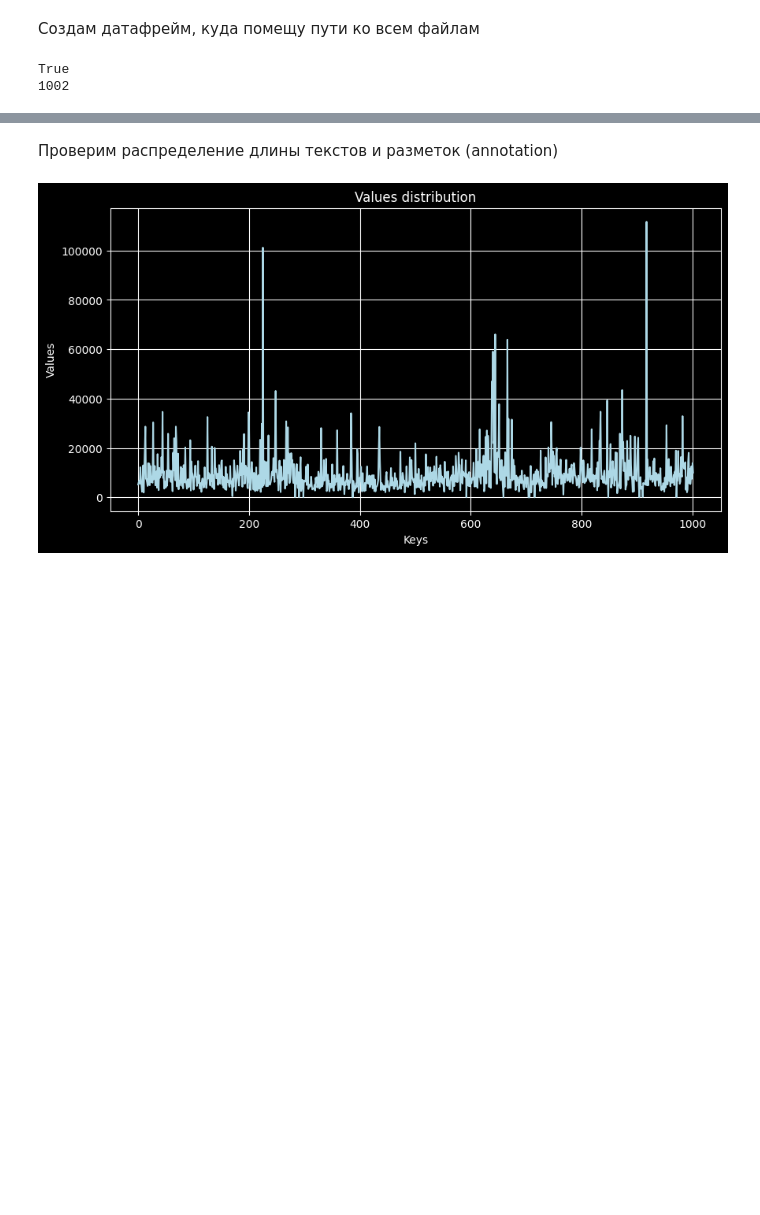
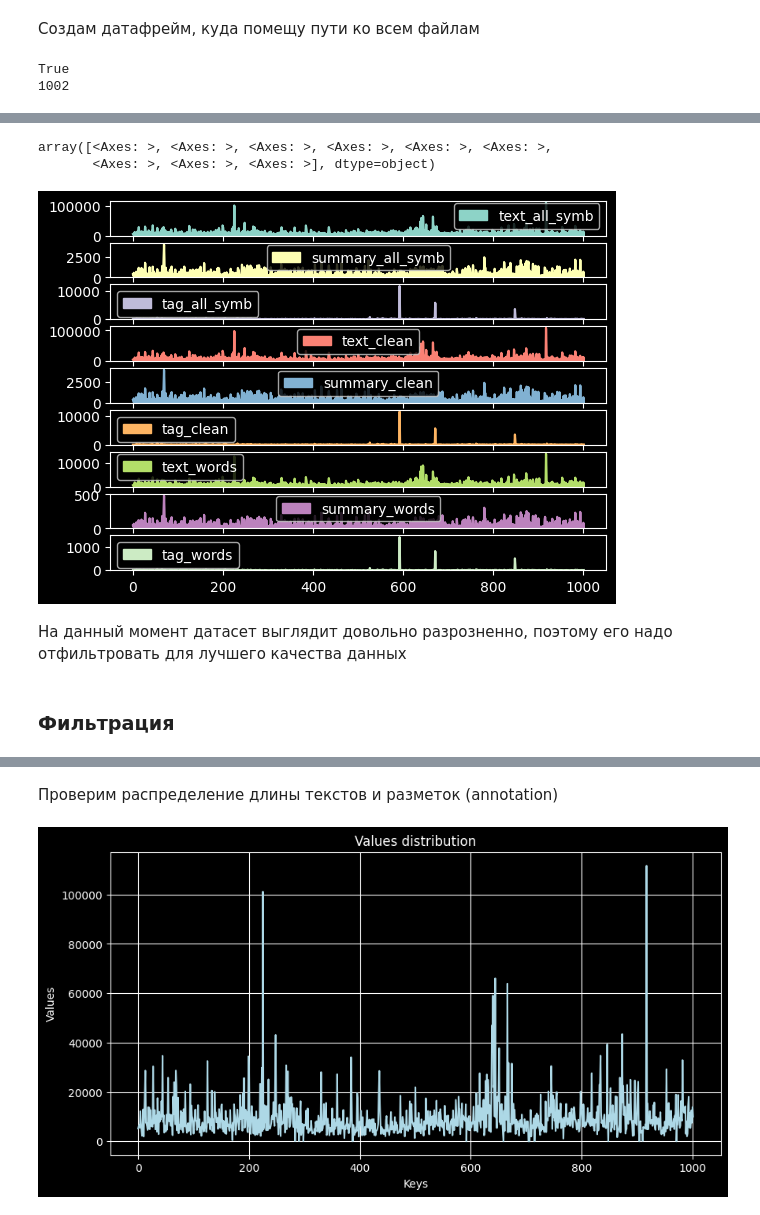
Before and after one commit to Rainfue/NLP-summary, a Jupyter notebook: Module1/Report_M1.ipynb, the cells around one changed output, grey strips where cells are left out. Cells and saved outputs as stored; diff of their text form; code cells hidden in the pictures; blank space fills up the shorter version.

```diff
--- a/Module1/Report_M1.ipynb
+++ b/Module1/Report_M1.ipynb
@@ -200,0 +210,10 @@ df.head()
+# %%
+df.plot(kind='area', subplots=True)
+# %% [output]
+array([<Axes: >, <Axes: >, <Axes: >, <Axes: >, <Axes: >, <Axes: >,
+       <Axes: >, <Axes: >, <Axes: >], dtype=object)
+[figure, added]
+# %% [markdown]
+На данный момент датасет выглядит довольно разрозненно, поэтому его надо отфильтровать для лучшего качества данных
+# %% [markdown]
+### Фильтрация
```
Also changed, not shown: parts of 41 cells of this notebook, 2 other files.
